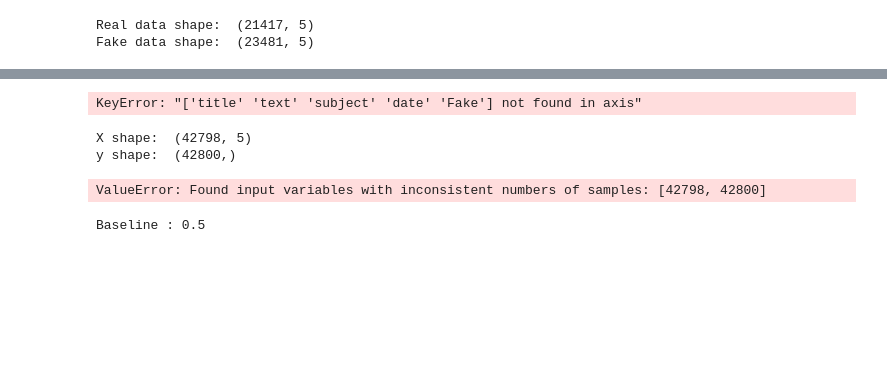
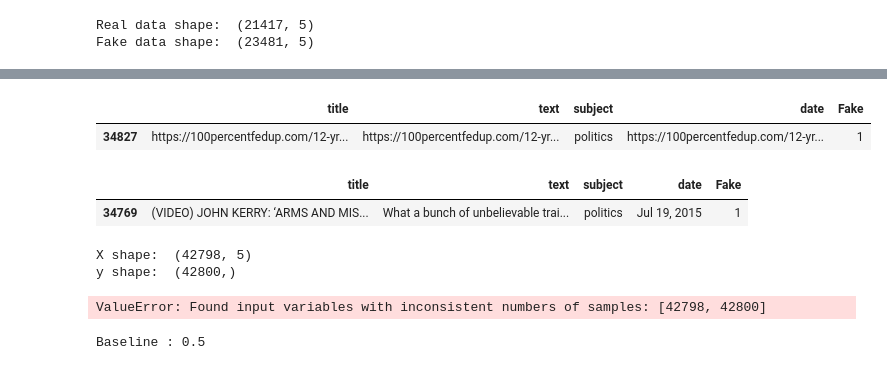
Before and after one commit to StephenSpicer/News_Parsing_DS23_unit02, a Jupyter notebook: unit02/secondworkup.ipynb, the cells around one changed output, grey strips where cells are left out. Cells and saved outputs as stored; diff of their text form; code cells hidden in the pictures; blank space fills up the shorter version.

```diff
--- a/unit02/secondworkup.ipynb
+++ b/unit02/secondworkup.ipynb
@@ -102,0 +180,10 @@ Name: date, Length: 2298, dtype: int64
+# %%
+df_joined.loc[df_joined['date'] == 'https://100percentfedup.com/12-yr-old-black-conservative-whose-video-to-obama-went-viral-do-you-really-love-america-receives-death-threats-from-left/']
+# %% [output]
+|  | title | text | subject | date | Fake |
+| 34827 | https://100percentfedup.com/12-yr... | https://100percentfedup.com/12-yr... | politics | https://100percentfedup.com/12-yr... | 1 |
+# %%
+df_joined.loc[df_joined['date'] == 'Jul 19, 2015']
+# %% [output]
+|  | title | text | subject | date | Fake |
+| 34769 | (VIDEO) JOHN KERRY: ‘ARMS AND MIS... | What a bunch of unbelievable trai... | politics | Jul 19, 2015 | 1 |
@@ -105,14 +195,12 @@ Name: date, Length: 2298, dtype: int64
 # we have to find the 2 values with wrong dates - one is a URL and one is just not a datetime.
 # they are the reason that our target vector and X are different lengths.
 
-#sub = 'https://100percentfedup.com/12-yr-old-black-conservative-whose-video-to-obama-went-viral-do-you-really-love-america-receives-death-threats-from-left/'
-#df_joined['date'].str.find(sub)
+# sub = 'https://100percentfedup.com/12-yr-old-black-conservative-whose-video-to-obama-went-viral-do-you-really-love-america-receives-death-threats-from-left/'
+# df_joined['date'].str.find(sub)
 
-df_joined = df_joined.drop(df_joined.loc[df_joined['date'] == 'https://100percentfedup.com/12-yr-old-black-conservative-whose-video-to-obama-went-viral-do-you-really-love-america-receives-death-threats-from-left/'])
+# df_joined = df_joined.drop(df_joined.loc[df_joined['date'] == 'https://100percentfedup.com/12-yr-old-black-conservative-whose-video-to-obama-went-viral-do-you-really-love-america-receives-death-threats-from-left/'])
 
-df_joined = df_joined.drop(df_joined.loc[df_joined['date'] == 'Jul 19, 2015'])
+# df_joined = df_joined.drop(df_joined.loc[df_joined['date'] == 'Jul 19, 2015'])
-# %% [output]
-KeyError: "['title' 'text' 'subject' 'date' 'Fake'] not found in axis"
 # %%
 # X and y split
 
```
Also changed, not shown: parts of 13 cells of this notebook, 1 other file.
